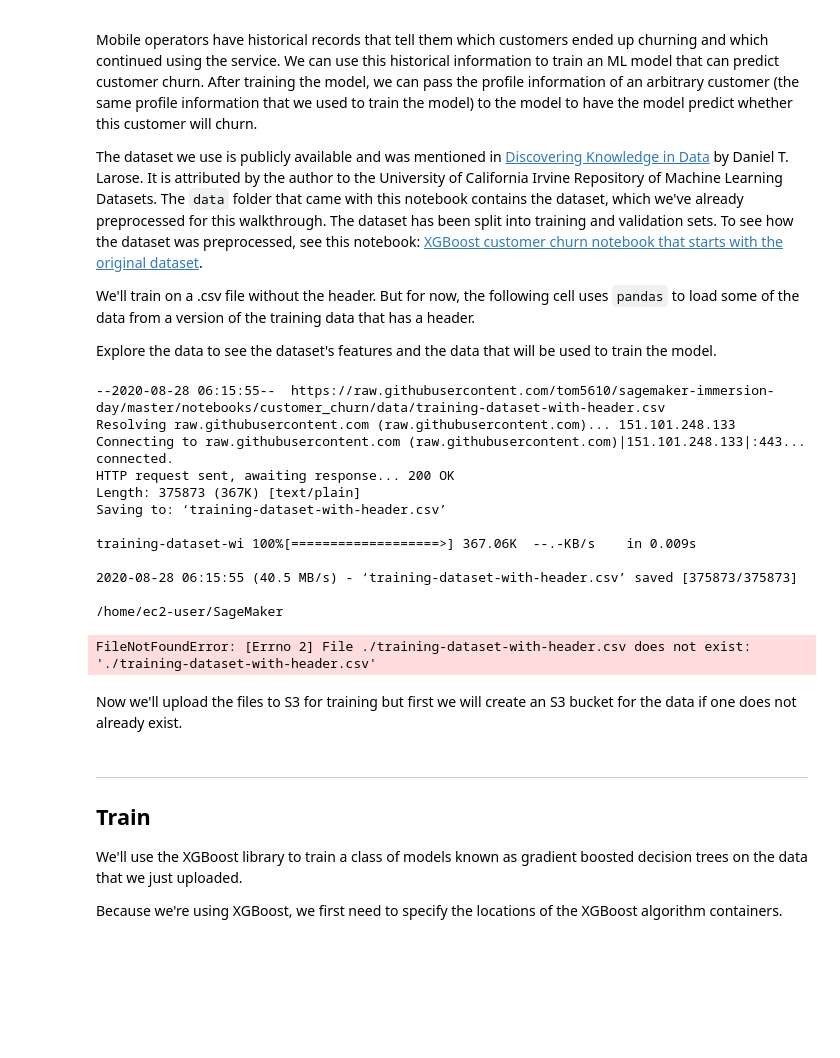
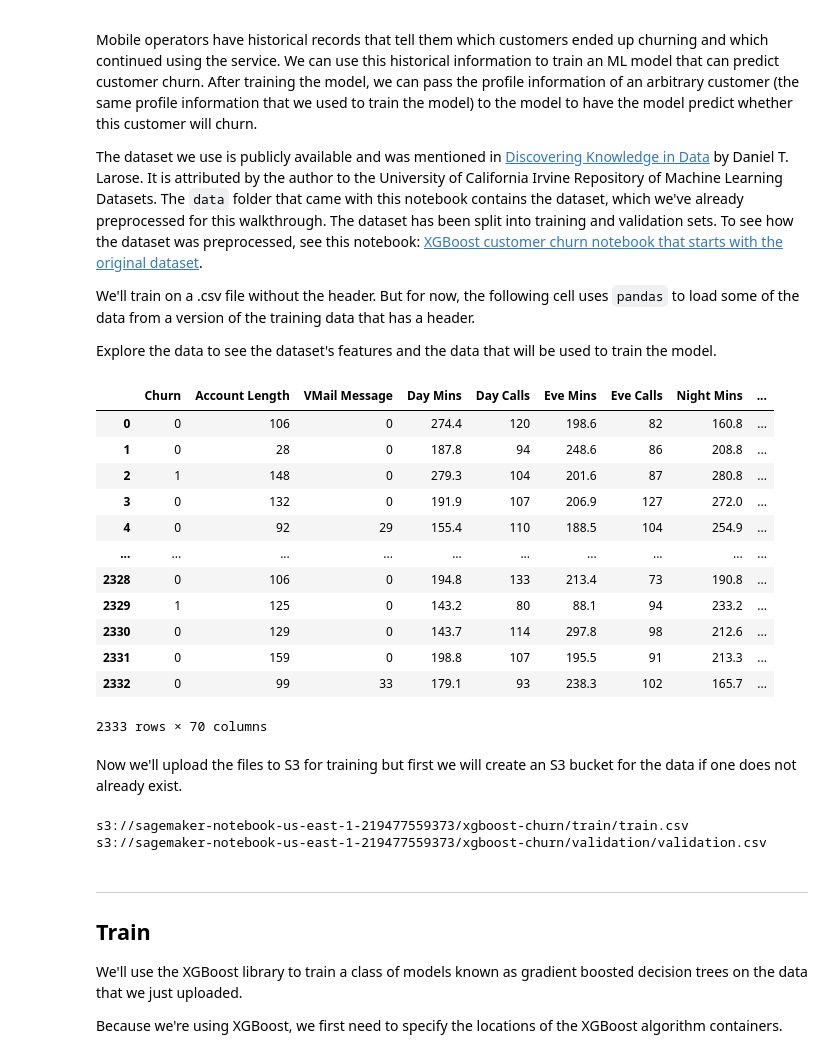
Before and after one commit to tom5610/sagemaker-immersion-day, a Jupyter notebook: notebooks/customer_churn/xgboost_sagemaker_customer_churn.ipynb, the cells around one changed output. Drawn from its saved outputs; the diff is of its cells as text; code cells hidden in the pictures; blank space fills up the shorter version.

Commit message:
updated the churn notebook and clean up redundant notebook

```diff
--- a/notebooks/customer_churn/xgboost_sagemaker_customer_churn.ipynb
+++ b/notebooks/customer_churn/xgboost_sagemaker_customer_churn.ipynb
@@ -90,28 +90,25 @@ We'll train on a .csv file without the header. But for now, the following cell u
 
 Explore the data to see the dataset's features and the data that will be used to train the model.
 # %%
-# Set the path we can find the data files that go with this notebook
-!wget https://raw.githubusercontent.com/tom5610/sagemaker-immersion-day/master/notebooks/customer_churn/data/training-dataset-with-header.csv
-
 #%cd /home/ec2-user/SageMaker
-local_data_path = './training-dataset-with-header.csv'
+local_data_path = './data/training-dataset-with-header.csv'
 data = pd.read_csv(local_data_path)
 pd.set_option('display.max_columns', 500)     # Make sure we can see all of the columns
 pd.set_option('display.max_rows', 10)         # Keep the output on one page
 data
 # %% [output]
+|  | Churn | Account Length | VMail Message | Day Mins | Day Calls | Eve Mins | Eve Calls | Night Mins | ... |
+| 0 | 0 | 106 | 0 | 274.4 | 120 | 198.6 | 82 | 160.8 | ... |
+| 1 | 0 | 28 | 0 | 187.8 | 94 | 248.6 | 86 | 208.8 | ... |
+| 2 | 1 | 148 | 0 | 279.3 | 104 | 201.6 | 87 | 280.8 | ... |
+| 3 | 0 | 132 | 0 | 191.9 | 107 | 206.9 | 127 | 272.0 | ... |
+| 4 | 0 | 92 | 29 | 155.4 | 110 | 188.5 | 104 | 254.9 | ... |
+| ... | ... | ... | ... | ... | ... | ... | ... | ... | ... |
+| 2328 | 0 | 106 | 0 | 194.8 | 133 | 213.4 | 73 | 190.8 | ... |
+| 2329 | 1 | 125 | 0 | 143.2 | 80 | 88.1 | 94 | 233.2 | ... |
+| 2330 | 0 | 129 | 0 | 143.7 | 114 | 297.8 | 98 | 212.6 | ... |
+| 2331 | 0 | 159 | 0 | 198.8 | 107 | 195.5 | 91 | 213.3 | ... |
+| 2332 | 0 | 99 | 33 | 179.1 | 93 | 238.3 | 102 | 165.7 | ... |
---2020-08-28 06:15:55--  https://raw.githubusercontent.com/tom5610/sagemaker-immersion-day/master/notebooks/customer_churn/data/training-dataset-with-header.csv
-Resolving raw.githubusercontent.com (raw.githubusercontent.com)... 151.101.248.133
-Connecting to raw.githubusercontent.com (raw.githubusercontent.com)|151.101.248.133|:443... connected.
-HTTP request sent, awaiting response... 200 OK
-Length: 375873 (367K) [text/plain]
-Saving to: ‘training-dataset-with-header.csv’
-
-training-dataset-wi 100%[===================>] 367.06K  --.-KB/s    in 0.009s
-
-2020-08-28 06:15:55 (40.5 MB/s) - ‘training-dataset-with-header.csv’ saved [375873/375873]
-
-/home/ec2-user/SageMaker
+2333 rows × 70 columns
-FileNotFoundError: [Errno 2] File ./training-dataset-with-header.csv does not exist: './training-dataset-with-header.csv'
 # %% [markdown]
 Now we'll upload the files to S3 for training but first we will create an S3 bucket for the data if one does not already exist.
@@ -134,10 +127,13 @@ except Exception as e:
     print("Looks like you already have a bucket of this name. That's good. Uploading the data files...")
 
 # Return the URLs of the uploaded file, so they can be reviewed or used elsewhere
-s3url = S3Uploader.upload('./train.csv', 's3://{}/{}/{}'.format(bucket, prefix,'train'))
+s3url = S3Uploader.upload('./data/train.csv', 's3://{}/{}/{}'.format(bucket, prefix,'train'))
 print(s3url)
-s3url = S3Uploader.upload('./validation.csv', 's3://{}/{}/{}'.format(bucket, prefix,'validation'))
+s3url = S3Uploader.upload('./data/validation.csv', 's3://{}/{}/{}'.format(bucket, prefix,'validation'))
 print(s3url)
+# %% [output]
+s3://sagemaker-notebook-us-east-1-219477559373/xgboost-churn/train/train.csv
+s3://sagemaker-notebook-us-east-1-219477559373/xgboost-churn/validation/validation.csv
 # %% [markdown]
 ---
 ## Train
```
Also changed, not shown: parts of 7 cells of this notebook, 1 other file.
